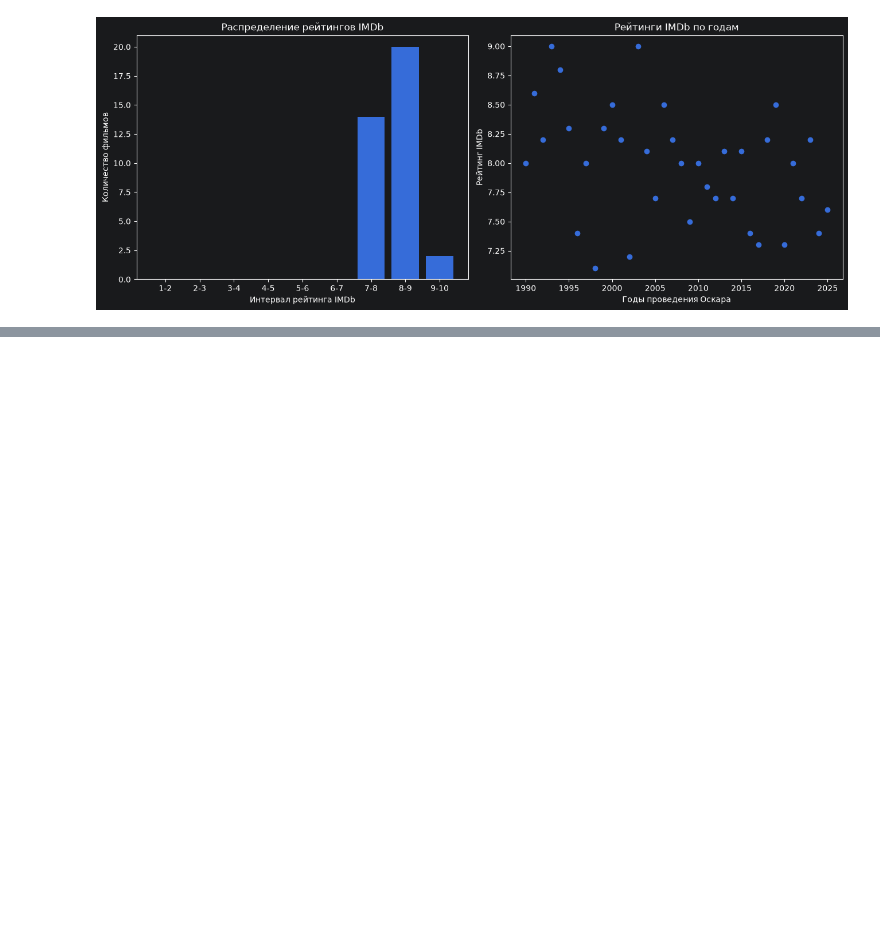
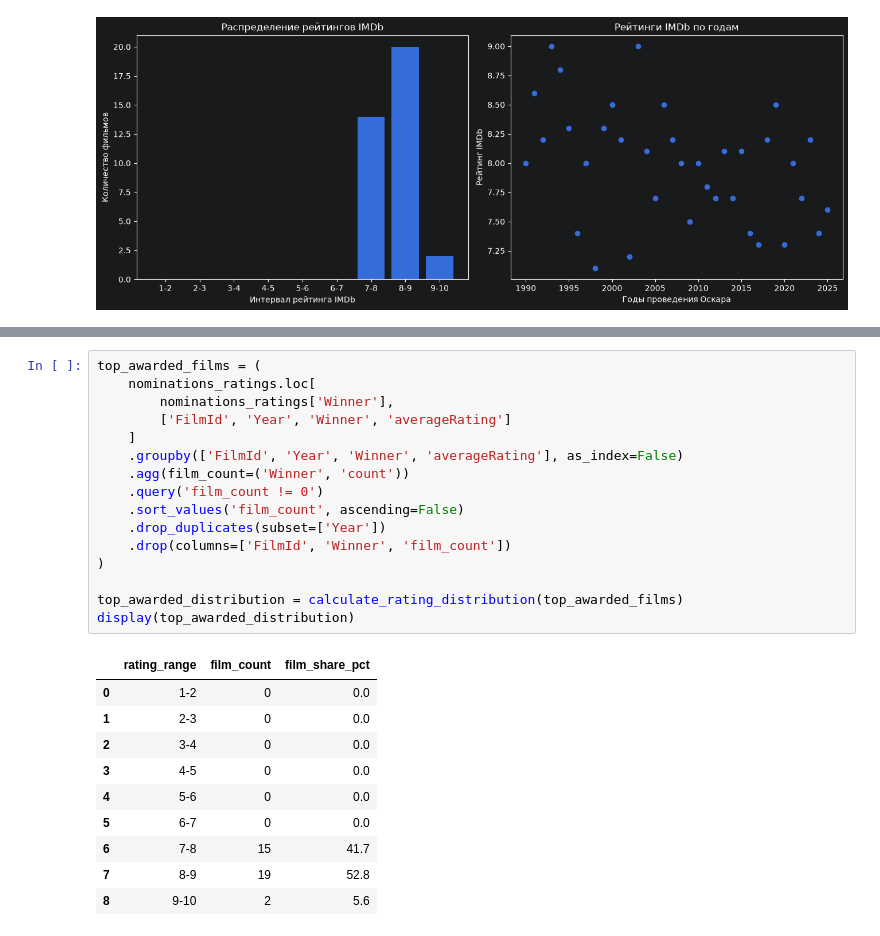
Before and after one commit to STPolya/oscars-imdb-analysis, a Jupyter notebook: analysis.ipynb, the cells around one changed output, grey strips where cells are left out. Cells and saved outputs as stored; diff of their text form; blank space fills up the shorter version.

```diff
--- a/analysis.ipynb
+++ b/analysis.ipynb
@@ -62,0 +71,27 @@ plt.show()
+# %%
+top_awarded_films = (
+    nominations_ratings.loc[
+        nominations_ratings['Winner'],
+        ['FilmId', 'Year', 'Winner', 'averageRating']
+    ]
+    .groupby(['FilmId', 'Year', 'Winner', 'averageRating'], as_index=False)
+    .agg(film_count=('Winner', 'count'))
+    .query('film_count != 0')
+    .sort_values('film_count', ascending=False)
+    .drop_duplicates(subset=['Year'])
+    .drop(columns=['FilmId', 'Winner', 'film_count'])
+)
+
+top_awarded_distribution = calculate_rating_distribution(top_awarded_films)
+display(top_awarded_distribution)
+# %% [output]
+|  | rating_range | film_count | film_share_pct |
+| 0 | 1-2 | 0 | 0.0 |
+| 1 | 2-3 | 0 | 0.0 |
+| 2 | 3-4 | 0 | 0.0 |
+| 3 | 4-5 | 0 | 0.0 |
+| 4 | 5-6 | 0 | 0.0 |
+| 5 | 6-7 | 0 | 0.0 |
+| 6 | 7-8 | 15 | 41.7 |
+| 7 | 8-9 | 19 | 52.8 |
+| 8 | 9-10 | 2 | 5.6 |
```
Also changed, not shown: parts of 4 cells of this notebook.
